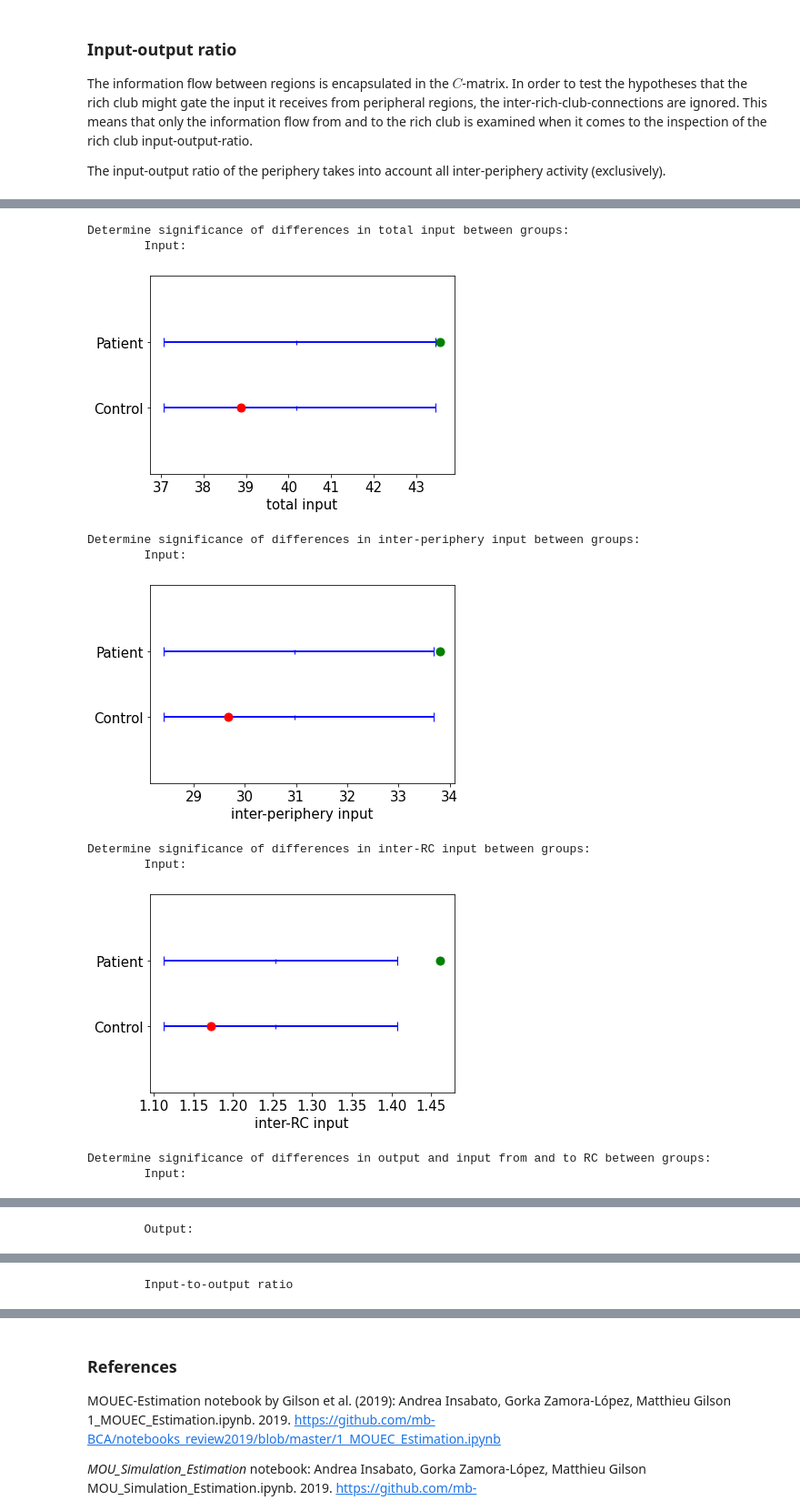
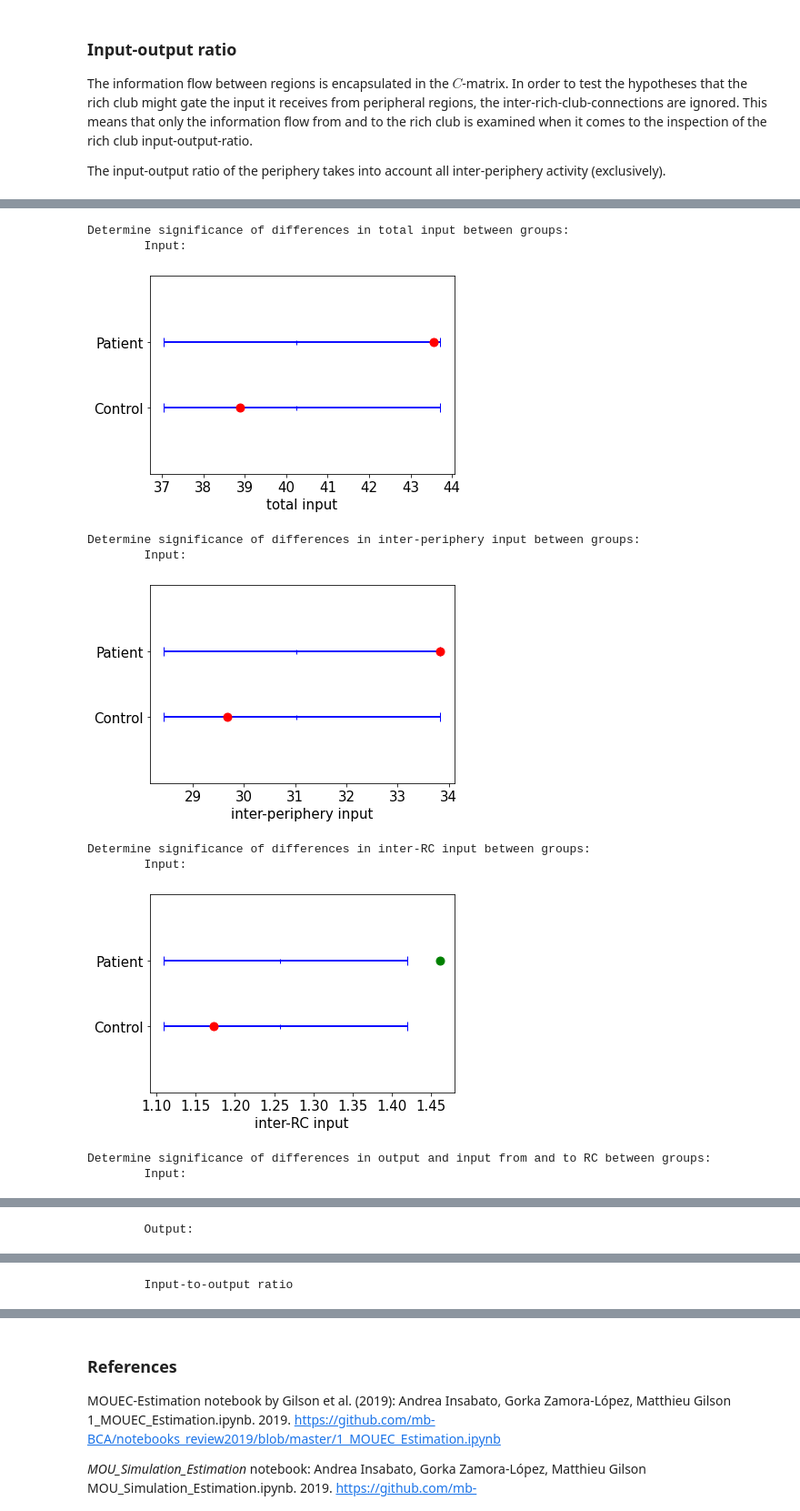
Before and after one commit to bjoernkoehn21/Reproduce-results-from-Senden-paper, a Jupyter notebook: schizophrenics_EC_analysis.ipynb, the cells around one changed output, grey strips where cells are left out. Shown: that part at 91% size. Drawn from its saved outputs; the diff is of its cells as text; code cells hidden in the pictures.

```diff
--- a/schizophrenics_EC_analysis.ipynb
+++ b/schizophrenics_EC_analysis.ipynb
@@ -1988,11 +2011,18 @@ def analyse_EC(inter_periph_input_patients=inter_periph_input_patients,
     are included in this function. Of cause it can easily be adapted such that
     a single option the user wants to analyse is passed as a parameter.
     """
-    C_sample_size_options = [100, 1000]
-    C_samples_size = C_sample_size_options[1]
-    C_samples = np.load(_RES_DIR + 'C_' + str(C_samples_size) + '_samples.npy')
-    #C_samples = np.load(_RES_DIR + 'C_' + str(C_samples_size) + '_samples.npy'
-    #                   ).tolist()['C_samples']
+    C_sample_size_options = [100, 1000, 10000]
+    C_samples_size_option = 2
+    C_samples_size = C_sample_size_options[C_samples_size_option]
+    # Saved in form of a dictionary
+    if C_samples_size_option == 2:
+        C_samples = np.load(_RES_DIR + 'C_' + str(C_samples_size)
+                            + '_samples' + '_seed_' + str(seed)
+                            + '.npy', allow_pickle=True).tolist()['C_samples']
+    # Saved in form of a simple numpy array without additional information
+    else:
+        C_samples = np.load(_RES_DIR + 'C_' + str(C_samples_size)
+                            + '_samples' + '_seed_' + str(seed) + '.npy')
     analyse_in_EC_optioins = ['total input', 'inter-periphery input',
                               'inter-RC input', 'output and input from and to RC']
 
@@ -2463,40 +2513,51 @@ if show_masks_flag:
 # Calculate the mean local variability of the RC.
 mean_rc_var_patients, mean_rc_var_controls = analyse_Sigma()
 
 # Calculate the inputs, outputs and input-to-output ratios (total, inter-RC,
 # inter-priphery, between-RC-and-periphery) and extract values relevant for
 # analysis.
+
 [inter_periph_input_patients, inter_periph_input_controls,
  inter_rc_input_patients, inter_rc_input_controls,
  total_input_patients, total_input_controls,
  rc_input_patients, rc_input_controls,
  rc_output_patients, rc_output_controls,
- rc_ratio_of_total_io_patients, rc_ratio_of_total_io_controls] = analyse_io()
+ rc_ratio_of_total_io_patients, rc_ratio_of_total_io_controls] = analyse_io(
+    mask_rc=mask_rc, mask_inter_rc=mask_inter_rc,
+    mask_inter_periph=mask_inter_periph)
+#for i in [inter_periph_input_patients, inter_periph_input_controls,
+#          inter_rc_input_patients, inter_rc_input_controls,
+#          total_input_patients, total_input_controls,
+#          rc_input_patients, rc_input_controls,
+#          rc_output_patients, rc_output_controls,
+#          rc_ratio_of_total_io_patients, rc_ratio_of_total_io_controls]:
+#    print(i)
+
 
 # Analyse the EC concerning significance differences between the groups.
 analyse_EC(inter_periph_input_patients=inter_periph_input_patients,
            inter_periph_input_controls=inter_periph_input_controls,
            inter_rc_input_patients=inter_rc_input_patients,
            inter_rc_input_controls=inter_rc_input_controls,
            total_input_patients=total_input_patients,
            total_input_controls=total_input_controls,
            rc_input_patients=rc_input_patients,
            rc_input_controls=rc_input_controls,
            rc_output_patients=rc_output_patients,
            rc_output_controls=rc_output_controls,
            rc_ratio_of_total_io_patients=rc_ratio_of_total_io_patients,
            rc_ratio_of_total_io_controls=rc_ratio_of_total_io_controls)
 
 save_analyse_res_flag = False
 # %% [output]
 Determine significance of differences in total input between groups:
         Input:
-[figure, old version]
+[figure, new version]
 Determine significance of differences in inter-periphery input between groups:
         Input:
-[figure, old version]
+[figure, new version]
 Determine significance of differences in inter-RC input between groups:
         Input:
-[figure, old version]
+[figure, new version]
 Determine significance of differences in output and input from and to RC between groups:
         Input:
```
Also changed, not shown: parts of 10 cells of this notebook, 7 other files.
